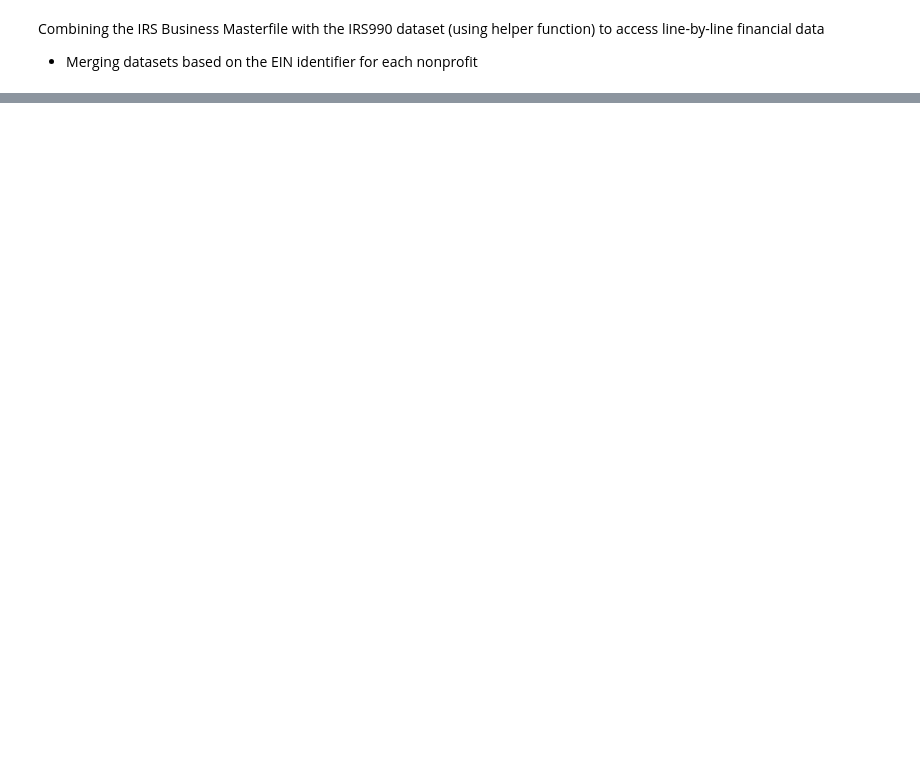
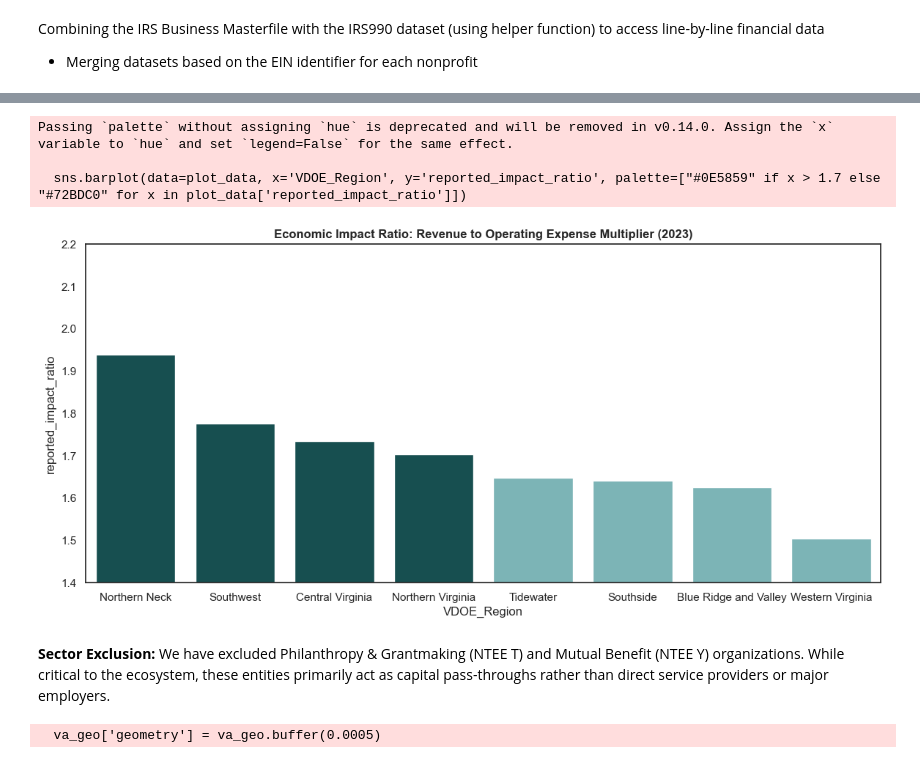
Before and after one commit to yani-iben/virginia-nonprofit-economic-analysis, a Jupyter notebook: notebooks/economic_impact_analysis.ipynb, the cells around one changed output, grey strips where cells are left out. Drawn from its saved outputs; the diff is of its cells as text; code cells hidden in the pictures; blank space fills up the shorter version.

```diff
--- a/notebooks/economic_impact_analysis.ipynb
+++ b/notebooks/economic_impact_analysis.ipynb
@@ -598,0 +258,25 @@ display(IFrame(src='vdoe_impact_dashboard_FINAL.html', width='100%', height=650)
+# %%
+# Revenue Bucket Binning & Donut Chart
+cne_colors = [
+    "#72BDC0",
+    "#3792A4",
+    "#0E5859",
+    '#3F6F8E',
+    '#5FA547',
+    '#A4B6C3',
+    '#8C8C8C'
+]
+clean_labels = [
+    '1 – 100K',
+    '100K – 250K',
+    '250K – 1M',
+    '1M – 2M',
+    '2M – 5M',
+    '5M – 10M',
+    '10M+'
+]
+bins = [0, 100000, 250000, 1000000, 2000000, 5000000, 10000000, 1e12]
+masterfile['Revenue_Bucket'] = pd.cut(masterfile['REVENUE_AMT'], bins=bins, labels=clean_labels)
+revenue_counts = masterfile['Revenue_Bucket'].value_counts().sort_index()
+
+plot_revenue_distribution(revenue_counts, clean_labels, cne_colors, save_path='../results_and_visualizations/revenue_distribution.png')
@@ -598,0 +288,54 @@ display(IFrame(src='vdoe_impact_dashboard_FINAL.html', width='100%', height=650)
+# %%
+masterfile['individual_ratio'] = masterfile['Total_Revenue_Unified'] / masterfile['Total_Exp_Unified'].replace(0, np.nan)
+df_clean = masterfile[masterfile['individual_ratio'] <= 25.0].copy()
+
+final_agg = df_clean.groupby('VDOE_Region').agg({'Total_Revenue_Unified': 'sum', 'Total_Exp_Unified': 'sum'})
+multipliers = {
+    'Northern Virginia': 1.65, 'Tidewater': 1.55, 'Central Virginia': 1.55,
+    'Blue Ridge and Valley': 1.45, 'Southwest': 1.45, 'Western Virginia': 1.45,
+    'Southside': 1.45, 'Northern Neck': 1.45
+}
+final_agg['reported_impact_ratio'] = (final_agg['Total_Revenue_Unified'] / final_agg['Total_Exp_Unified']) * final_agg.index.map(multipliers)
+
+# Plot Multipliers Bar Chart
+plot_data = final_agg.sort_values(by='reported_impact_ratio', ascending=False).reset_index()
+plt.figure(figsize=(14, 6))
+sns.barplot(data=plot_data, x='VDOE_Region', y='reported_impact_ratio', palette=["#0E5859" if x > 1.7 else "#72BDC0" for x in plot_data['reported_impact_ratio']])
+plt.ylim(1.4, 2.2)
+plt.title('Economic Impact Ratio: Revenue to Operating Expense Multiplier (2023)', fontweight="bold")
+plt.show()
+# %% [output]
+Passing `palette` without assigning `hue` is deprecated and will be removed in v0.14.0. Assign the `x` variable to `hue` and set `legend=False` for the same effect.
+
+  sns.barplot(data=plot_data, x='VDOE_Region', y='reported_impact_ratio', palette=["#0E5859" if x > 1.7 else "#72BDC0" for x in plot_data['reported_impact_ratio']])
+[figure, added]
+# %% [markdown]
+**Sector Exclusion:**
+ We have excluded Philanthropy & Grantmaking (NTEE T) and Mutual Benefit (NTEE Y) organizations. While critical to the ecosystem, these entities primarily act as capital pass-throughs rather than direct service providers or major employers.
+# %%
+import geopandas as gpd
+# Service-Delivery Filter & GIS Geometry Preparation
+df_service = masterfile[(~masterfile['Category'].str.contains('Philanthropy|Mutual|Other', na=False))].copy()
+grant_stats = df_service.groupby('VDOE_Region').agg({'Revenue_Grants_Unified': 'sum', 'Total_Exp_Unified': 'sum'})
+grant_stats['grant_to_expense_ratio'] = round(grant_stats['Revenue_Grants_Unified'] / grant_stats['Total_Exp_Unified'], 3)
+
+# Load shapefile metadata programmatically
+from shapely import wkt
+va_raw = pd.read_csv('../data/GIS___Virginia_County_Boundaries.csv')
+va_raw['geometry'] = va_raw['the_geom'].apply(wkt.loads)
+va_geo = gpd.GeoDataFrame(va_raw, geometry='geometry', crs="EPSG:4326")
+va_geo['VDOE_Region'] = va_geo['name'].str.strip().str.upper().map(vdoe_mapping)
+
+# Prevent sliver gap errors via small geometric buffer and dissolve
+va_geo['geometry'] = va_geo.buffer(0.0005)
+final_map = va_geo.dissolve(by='VDOE_Region').reset_index()
+final_map = final_map.merge(grant_stats, on='VDOE_Region', how='left')
+
+# Inject Hover Summary Data
+sector_stats_regional = df_service.groupby(['VDOE_Region', 'Category']).agg({'Revenue_Grants_Unified': 'sum', 'Total_Exp_Unified': 'sum'}).reset_index()
+sector_stats_regional['grant_to_expense_ratio'] = (
+    sector_stats_regional['Revenue_Grants_Unified'] / sector_stats_regional['Total_Exp_Unified']
+).fillna(0)
+final_map['hover_info'] = final_map['VDOE_Region'].apply(lambda x: get_sector_summary(x, sector_stats_regional))
+# %% [output]
+  va_geo['geometry'] = va_geo.buffer(0.0005)
```
Also changed, not shown: parts of 66 cells of this notebook, 19 other files.
